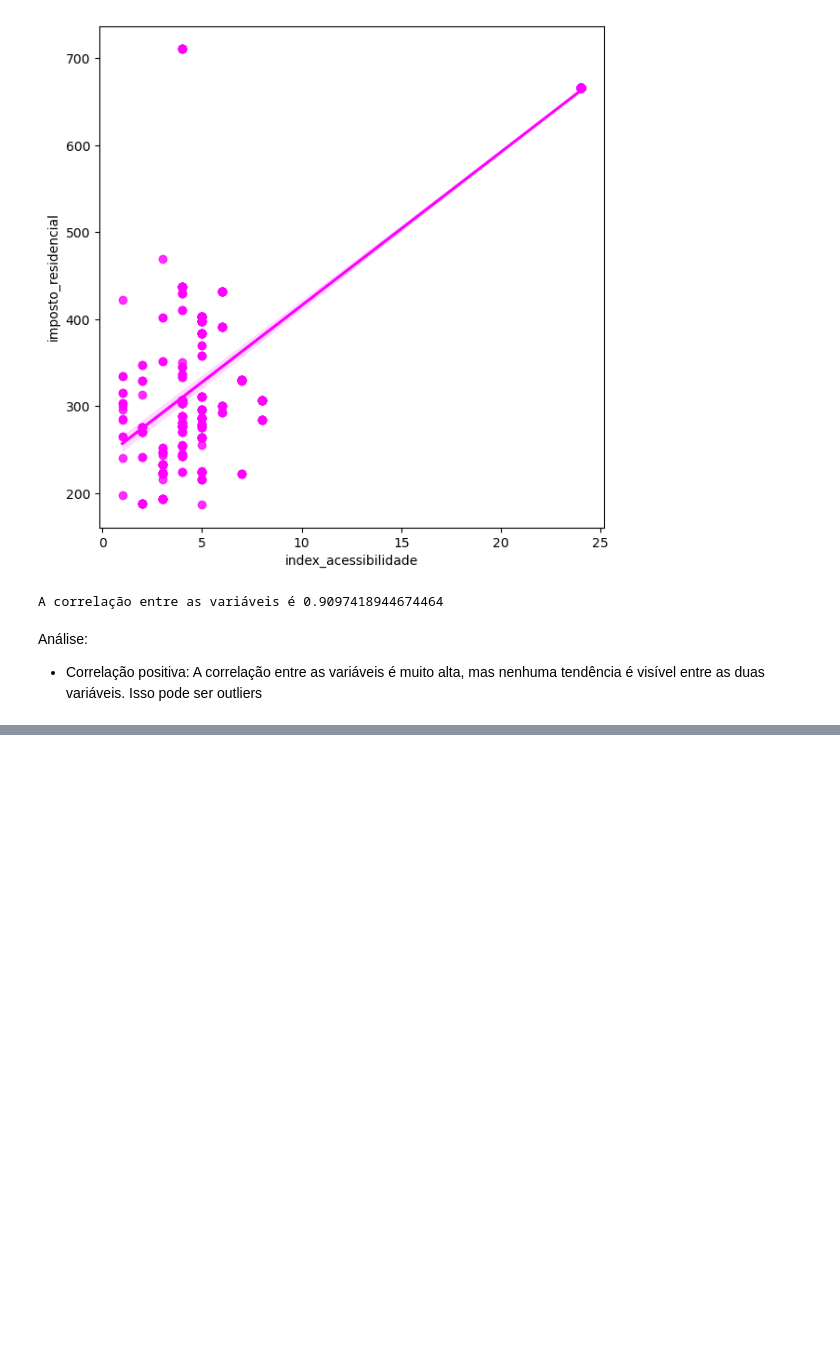
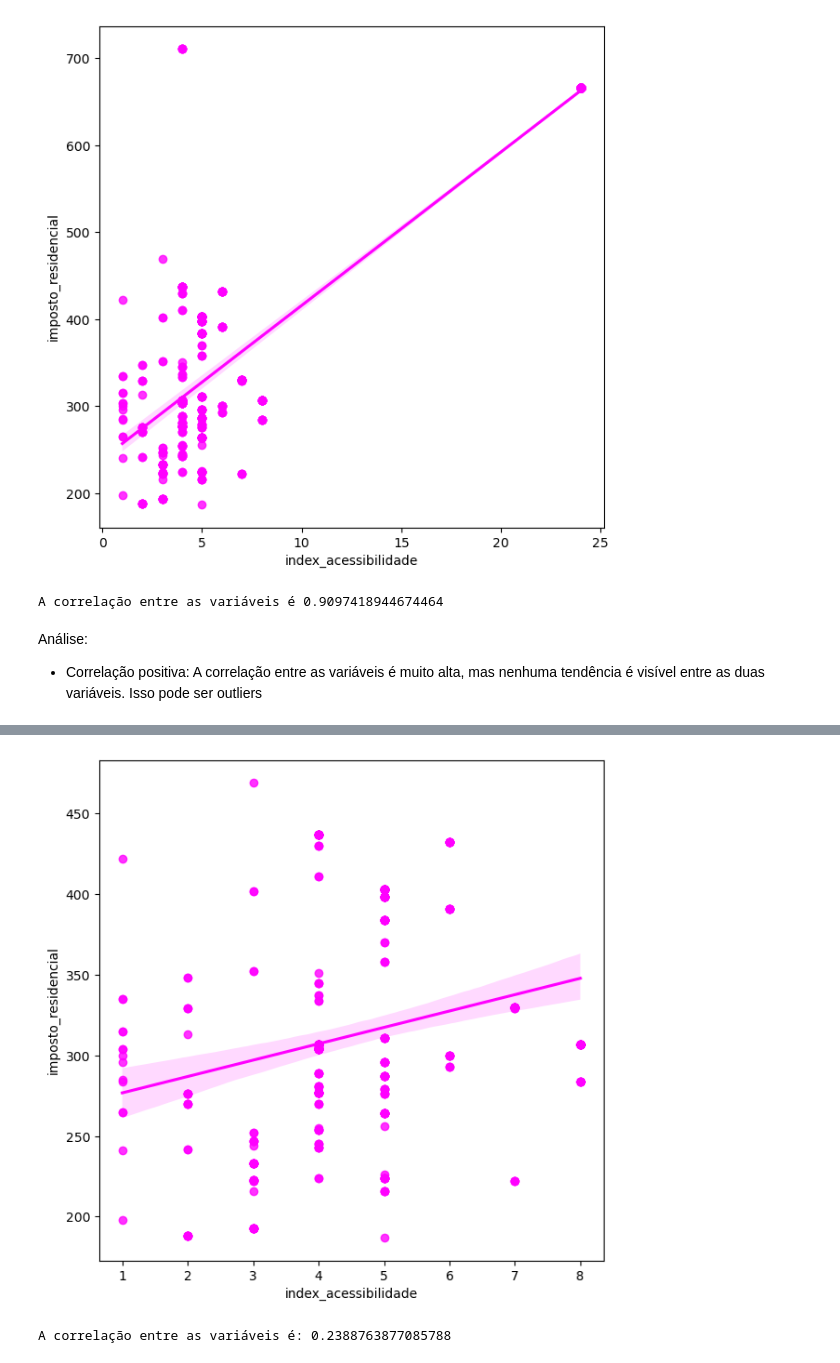
Before and after one commit to anandasouza/Aplicacao-e-Interpretacao-de-Testes-estatisticos, a Jupyter notebook: projeto.ipynb, the cells around one changed output, grey strips where cells are left out. Cells and saved outputs as stored; diff of their text form; code cells hidden in the pictures; blank space fills up the shorter version.

```diff
--- a/projeto.ipynb
+++ b/projeto.ipynb
@@ -354,0 +362,16 @@ Análise:
+# %%
+#removendo outliers (mantendo apenas o que for menor que 600)
+df1 = dados[dados['imposto_residencial'] < 600]
+# %%
+#Scatter plot Acessibilidade x imposto residencial
+plt.figure(figsize =(7,7))
+sns.regplot(x = 'index_acessibilidade', y = 'imposto_residencial', data = df1, color = 'magenta')
+plt.show()
+# %% [output]
+[figure, added]
+# %%
+#Coeficiente de Correlação ( Observe que não alteramos o dataset original e por isso estamos usando o df1)
+print('A correlação entre as variáveis é:', pearsonr(df1['imposto_residencial'],
+                                                      df1['index_acessibilidade'])[0])
+# %% [output]
+A correlação entre as variáveis é: 0.2388763877085788
```
Also changed, not shown: parts of 16 cells of this notebook.
